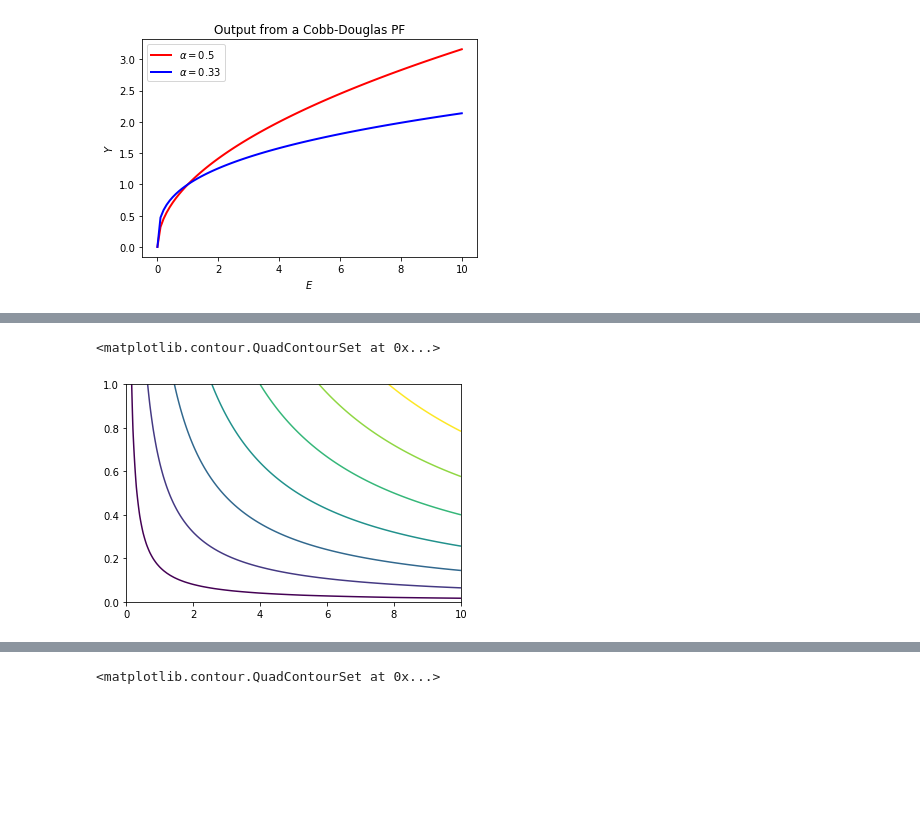
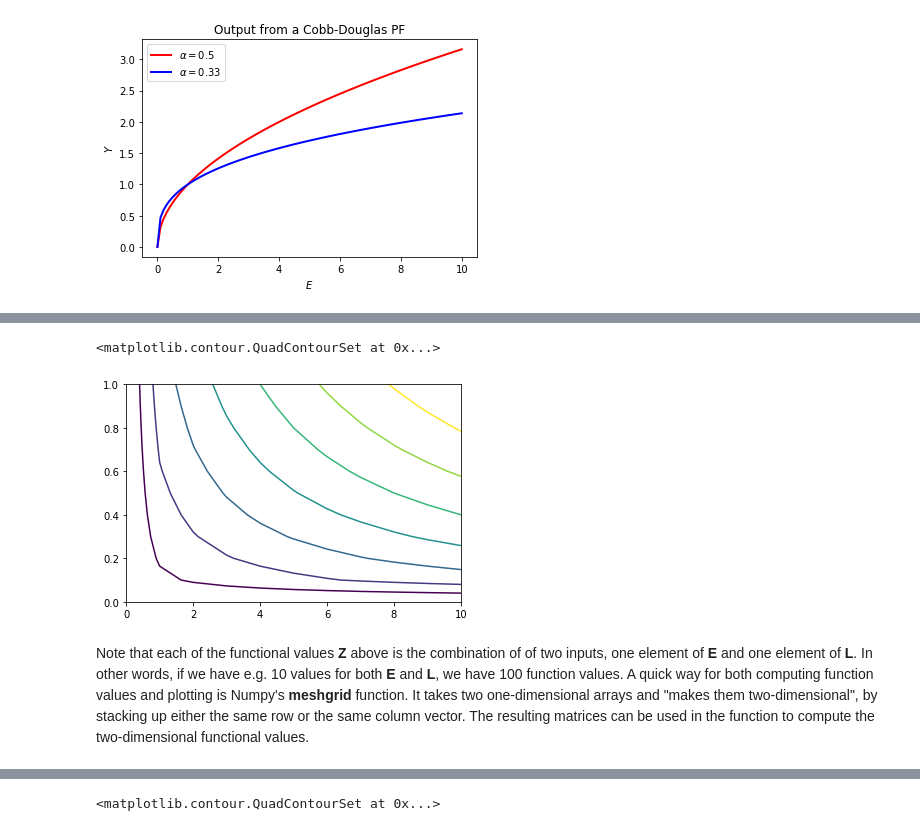
Before and after one commit to Moony2D/Python-Intro-ifo, a Jupyter notebook: PyIntro_Scipy.ipynb, the cells around one changed output, grey strips where cells are left out. Drawn from its saved outputs; the diff is of its cells as text; code cells hidden in the pictures; blank space fills up the shorter version.

Commit message:
Modifies PyIntro_Scipy: more work on matplotlib-section; adds section on bar charts

```diff
--- a/PyIntro_Scipy.ipynb
+++ b/PyIntro_Scipy.ipynb
@@ -117,13 +112,17 @@ ADD: interpretation, explanation of meshgrid function
 # %%
-## interpolate second production factor over equidistant grid
+N = 11
+## interpolate both production factors over equidistant grid
+E = np.linspace(0, 10, N)
 L = np.linspace(0, 1, N)
 ## use meshgrid function
 X, Y = np.meshgrid(E, L)
 Z = cobb_douglas(X, Y)
 
 ## plot contour
 fig, ax = plt.subplots()
 ax.contour(X, Y, Z)
 # %% [output]
 <matplotlib.contour.QuadContourSet at 0x...>
-[figure, old version]
+[figure, new version]
+# %% [markdown]
+Note that each of the functional values **Z** above is the combination of of two inputs, one element of **E** and one element of **L**. In other words, if we have e.g. 10 values for both **E** and **L**, we have 100 function values. A quick way for both computing function values and plotting is Numpy's **meshgrid** function. It takes two one-dimensional arrays and "makes them two-dimensional", by stacking up either the same row or the same column vector. The resulting matrices can be used in the function to compute the two-dimensional functional values.
```
Also changed, not shown: parts of 22 cells of this notebook.
